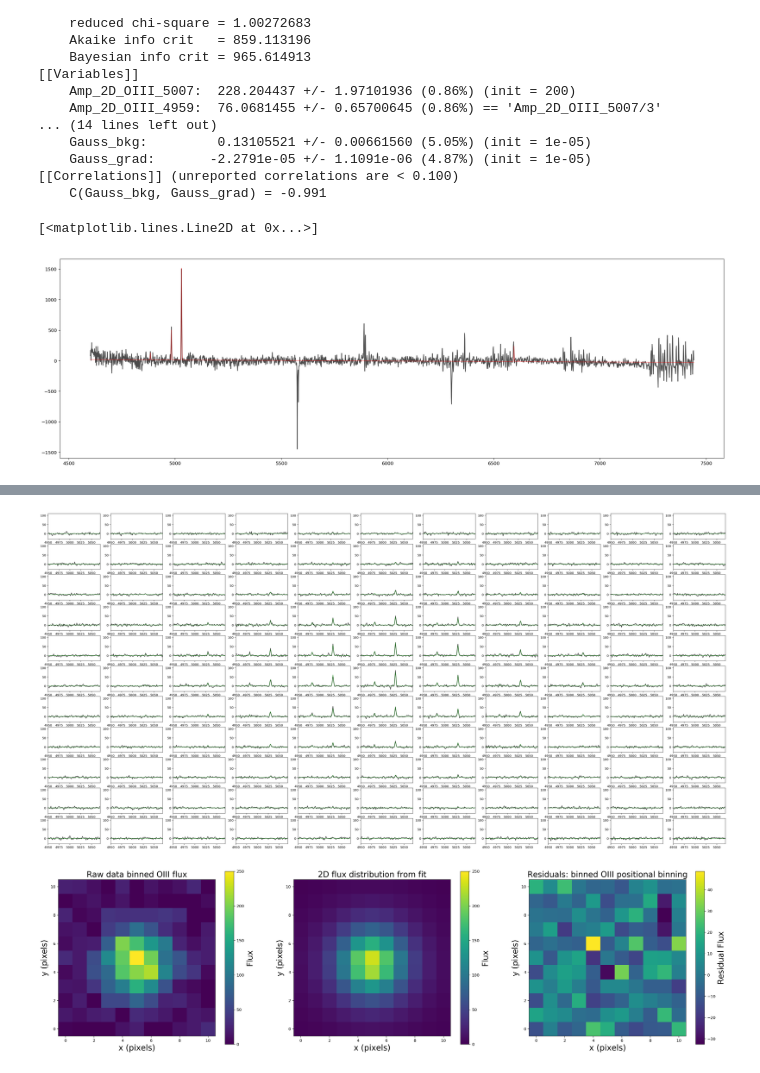
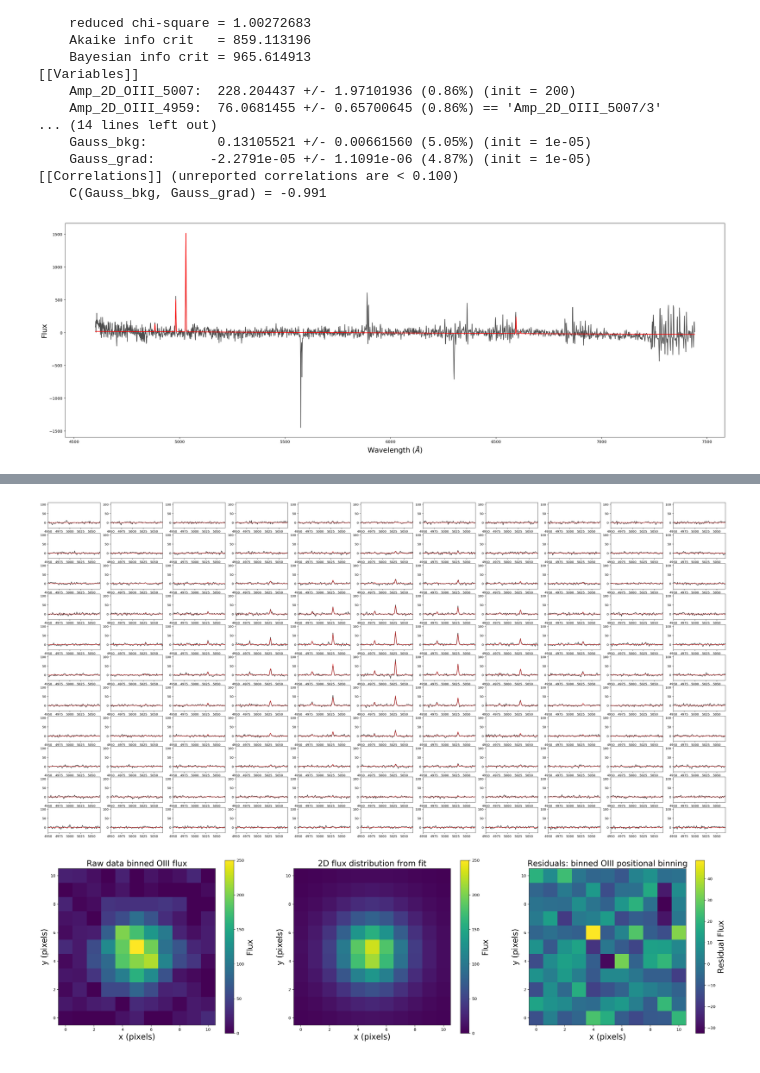
Before and after one commit to tspriggs/MUSE_PNe_fitting, a Jupyter notebook: 3D FCC255.ipynb, the cells around one changed output, grey strips where cells are left out. Drawn from its saved outputs; the diff is of its cells as text; code cells hidden in the pictures.

Commit message:
another plot

```diff
--- a/3D FCC255.ipynb
+++ b/3D FCC255.ipynb
@@ -336,14 +336,17 @@ report_fit(multi_fit_results)
 # %%
 
 sum_model_spec_ = np.sum(model_spectra_list[0],0)
 
-plt.figure(figsize=(26,8))
+plt.figure(figsize=(30,10))
 plt.plot(full_wavelength, np.sum(PNe_spectra[0],0), alpha=0.7, c="k")
 
-plt.plot(full_wavelength, sum_model_spec_, c="r", alpha=0.4)
+plt.plot(full_wavelength, sum_model_spec_, c="r")
+plt.xlabel("Wavelength ($\AA$)", fontsize=18)
+plt.ylabel("Flux", fontsize=18)
+
+plt.savefig("Plots/FCC255/full_fit_sum_spec.png")
 # %% [output]
-[<matplotlib.lines.Line2D at 0x...>]
-[figure, old version]
+[figure, new version]
 # %%
 PNe_df
 # %% [output]
@@ -380,14 +383,14 @@ plt.figure(figsize=(40,20))
 for i, spec in enumerate(PNe_n):
     plt.subplot(n_pixels,n_pixels,i+1)
     plt.plot(full_wavelength, spec, c="k", alpha=0.8)
-    plt.plot(full_wavelength, list_of_gauss[i], c="g", alpha=0.6)
+    plt.plot(full_wavelength, list_of_gauss[i], c="r", alpha=0.6)
     plt.ylim(-30, 110)
     plt.xlim(4950,5070)
 
 
 #plt.savefig("Plots/FCC255/PNe_spectra_grid.png")
 # %% [output]
-[figure, old version]
+[figure, new version]
 # %%
 #(p, p+1)
 for n in np.arange(p,p+1):#0, len(x_PNe)):
```
Also changed, not shown: 1 other file.
